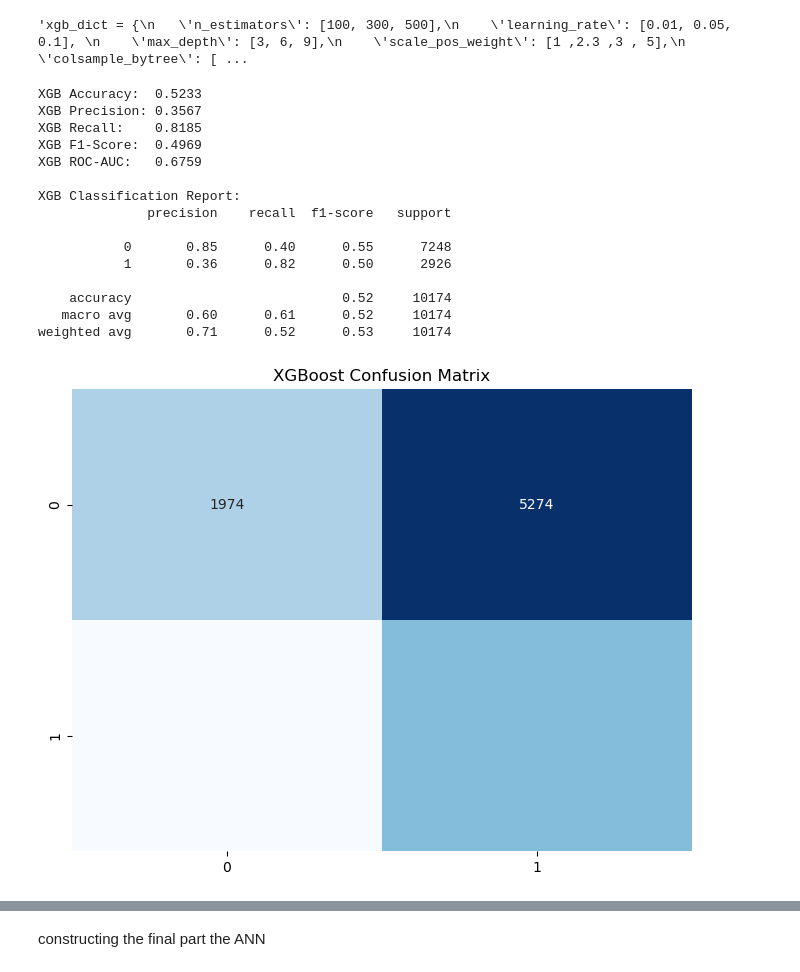
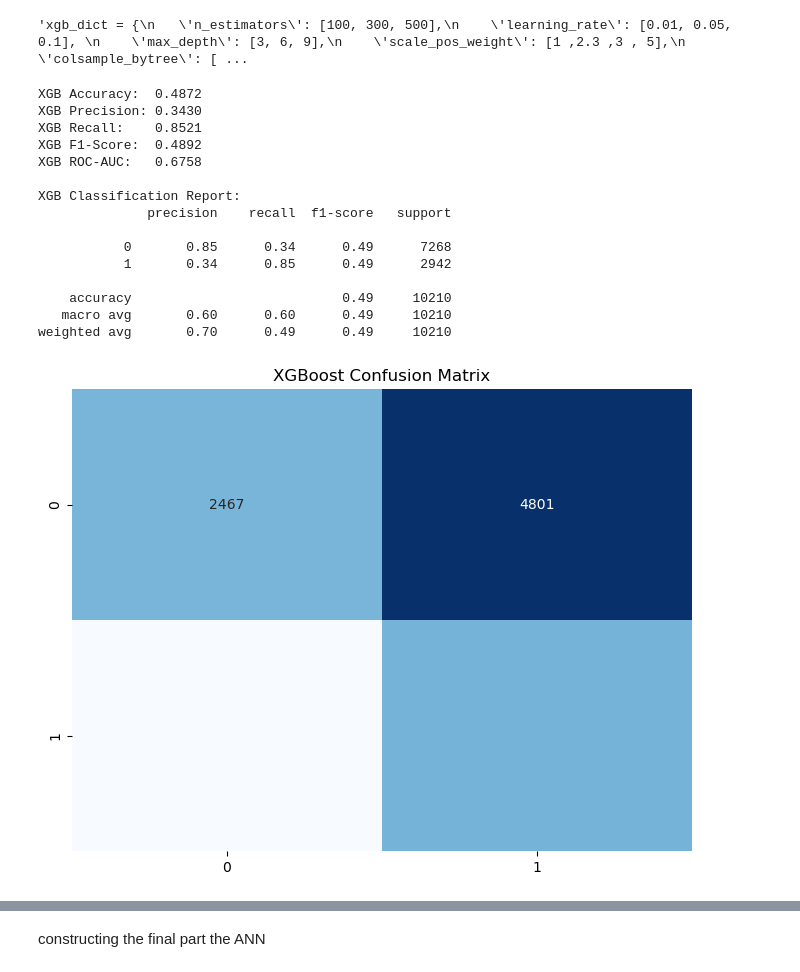
Before and after one commit to krm56/Predicting-customer-churn-using-neural-networks, a Jupyter notebook: Pproject.ipynb, the cells around one changed output, grey strips where cells are left out. Saved outputs shown, nothing was run; the diff lists cells and outputs as text; code cells hidden in the pictures.

```diff
--- a/Pproject.ipynb
+++ b/Pproject.ipynb
@@ -89,10 +89,9 @@ dtype: int64
 # %% [markdown]
 we have several collumns with missing data we now need to decide which collumns to drop as thier useless to us and rows to drop due to missing data and avereges to add for rows that need it -- collums like customer id are usless to us so we can drop them collums like monthyly rev, mins ,total rec charge , director assited calls ,overage minutes and roaming calls are critical data so dropping would be ideal as replacing this data could add unesscary noise in out predicition models. service area we drop as too spefic to guess , collums with small amount of missing data we drop as 1 out of 51,000 isnt particualr impactful. percchange mins and rev we will fill with 0s as missing values usally mean no change recorded / new customers and for age since thiers alot of missing data we can use median to replace it mitgating the loss of the data
 # %%
-
 df = df.drop(['CustomerID'], axis=1)
 
-df = df.dropna(subset=['MonthlyRevenue', 'MonthlyMinutes', 'ServiceArea', 'Handsets', 'CurrentEquipmentDays'])
+"""df = df.dropna(subset=['MonthlyRevenue', 'MonthlyMinutes', 'ServiceArea', 'Handsets', 'CurrentEquipmentDays'])
 
 
 df['PercChangeMinutes'] = df['PercChangeMinutes'].fillna(0)
@@ -104,6 +103,6 @@ df['AgeHH2'] = df['AgeHH2'].fillna(df['AgeHH2'].median())
 
 
 missing_data = df.isnull().sum()
-print(f"check if any missing data left :{missing_data}")
-print(f"new shape {df.shape}")
+print(missing_data)
+print(df.shape)"""
 # %% [output]
@@ -182,12 +165,12 @@ dtype: float64
 # %% [markdown]
 of these skewed collums we will only transfrom the collums of continous varibale type as doing so to discrete type would make it harder instead of easer for our models spefically our ann
 # %%
-"""cols_to_log = [
-    'MonthlyRevenue', 'MonthlyMinutes', 'OverageMinutes',
+cols_to_log = [
+    'MonthlyRevenue', 'OverageMinutes',
     'RoamingCalls', 'DroppedCalls', 'BlockedCalls',
-    'CustomerCareCalls', 'PeakCallsInOut', 'OffPeakCallsInOut'
+    'CustomerCareCalls', 'OffPeakCallsInOut'
 
 ]
 for col in cols_to_log:
     if col in df.columns:
-        df[col] = np.log1p(df[col])"""
+        df[col] = np.log1p(df[col])
@@ -236,14 +217,14 @@ df = df.drop(['NotNewCellphoneUser'], axis=1)
 dropping other irelcvant / non important collums
 # %%
 
-extra_drops = [
+irel_drops = [
     'DroppedBlockedCalls',
     'UniqueSubs',
     'HandsetModels',
     'AgeHH2',
     'PrizmCode'
 ]
-df = df.drop(columns=extra_drops)
+df = df.drop(columns=irel_drops)
 
-print(f"Final feature count for modeling: {df.shape[1]}")
+print( df.shape[1])
 # %% [output]
@@ -336,10 +358,21 @@ Index([], dtype='object')
 # %%
+from sklearn.impute import SimpleImputer
 from sklearn.model_selection import train_test_split
 
 X_main = df.drop('Churn' , axis=1)
 Y_main = df['Churn']
 
-X_train, X_test, Y_train, Y_test = train_test_split(X_main, Y_main, test_size=0.2, random_state=42, stratify=Y_main)
+X_train, X_test, Y_train,  Y_test = train_test_split(X_main, Y_main, test_size=0.2, random_state=42, stratify=Y_main)
+
+column_names = X_train.columns
+
+imputer = SimpleImputer(strategy='mean')
+X_train = imputer.fit_transform(X_train)
+X_test = imputer.transform(X_test)
+
+
+X_train = pd.DataFrame(X_train, columns=column_names)
+X_test = pd.DataFrame(X_test, columns=column_names)
 # %% [markdown]
 now we need to use robust scalr as for some of our model the ann and linear regression in particular will view certain features as more important due to ahveing more data which is innacurate and unfair test so we need to robust scalar
 # %%
@@ -630,7 +667,7 @@ xgb_focal.fit(X_train, Y_train)
 
 raw_predict = xgb_focal.predict(X_test, output_margin=True)
 probabilities = 1.0 / (1.0 + np.exp(-raw_predict)) # apply the sigmoid transfromation raw data to probaility
-final_predict = (probabilities > 0.5).astype(int)
+final_predict = (probabilities > 0.49).astype(int)
 
 xgb_results = [
     accuracy_score(Y_test, final_predict),
@@ -643,42 +680,42 @@ xgb_results = [
 print(f"XGB Accuracy:  {xgb_results[0]:.4f}")
 print(f"XGB Precision: {xgb_results[1]:.4f}")
 print(f"XGB Recall:    {xgb_results[2]:.4f}")
 print(f"XGB F1-Score:  {xgb_results[3]:.4f}")
 print(f"XGB ROC-AUC:   {xgb_results[4]:.4f}")
 print("\nXGB Classification Report:")
 print(classification_report(Y_test, final_predict))
 
 
 cm_xg = confusion_matrix(Y_test, final_predict)
 plt.figure(figsize=(8, 6))
-sns.heatmap(cm, annot=True, fmt='d', cmap='Blues', cbar=False)
+sns.heatmap(cm_xg, annot=True, fmt='d', cmap='Blues', cbar=False)
 plt.title('XGBoost Confusion Matrix')
 plt.show()
 
 
 fpr, tpr, thresholds = roc_curve(Y_test, probabilities)
 roc_auc = auc(fpr, tpr)
 
 plt.figure(figsize=(8, 6))
 plt.plot(fpr, tpr, color='darkorange', lw=2, label=f'ROC curve (area = {roc_auc:.2f})')
 plt.plot([0, 1], [0, 1], color='navy', lw=2, linestyle='--')
 
 plt.tight_layout()
 plt.show()
 # %% [output]
-XGB Accuracy:  0.5233
-XGB Precision: 0.3567
-XGB Recall:    0.8185
-XGB F1-Score:  0.4969
-XGB ROC-AUC:   0.6759
+XGB Accuracy:  0.4872
+XGB Precision: 0.3430
+XGB Recall:    0.8521
+XGB F1-Score:  0.4892
+XGB ROC-AUC:   0.6758
 
 XGB Classification Report:
               precision    recall  f1-score   support
 
-           0       0.85      0.40      0.55      7248
-           1       0.36      0.82      0.50      2926
+           0       0.85      0.34      0.49      7268
+           1       0.34      0.85      0.49      2942
 
-    accuracy                           0.52     10174
-   macro avg       0.60      0.61      0.52     10174
-weighted avg       0.71      0.52      0.53     10174
+    accuracy                           0.49     10210
+   macro avg       0.60      0.60      0.49     10210
+weighted avg       0.70      0.49      0.49     10210
-[figure, old version]
+[figure, new version]
```
Also changed, not shown: parts of 23 cells of this notebook, 37 other files.
